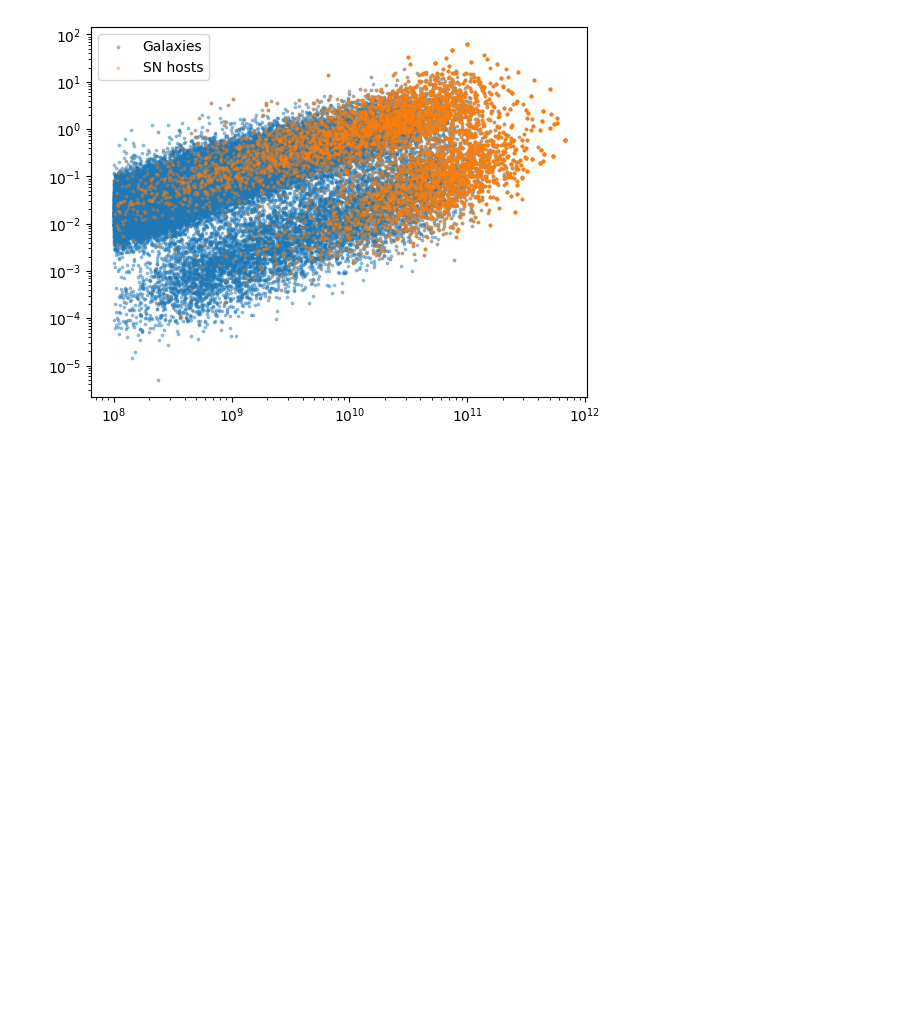
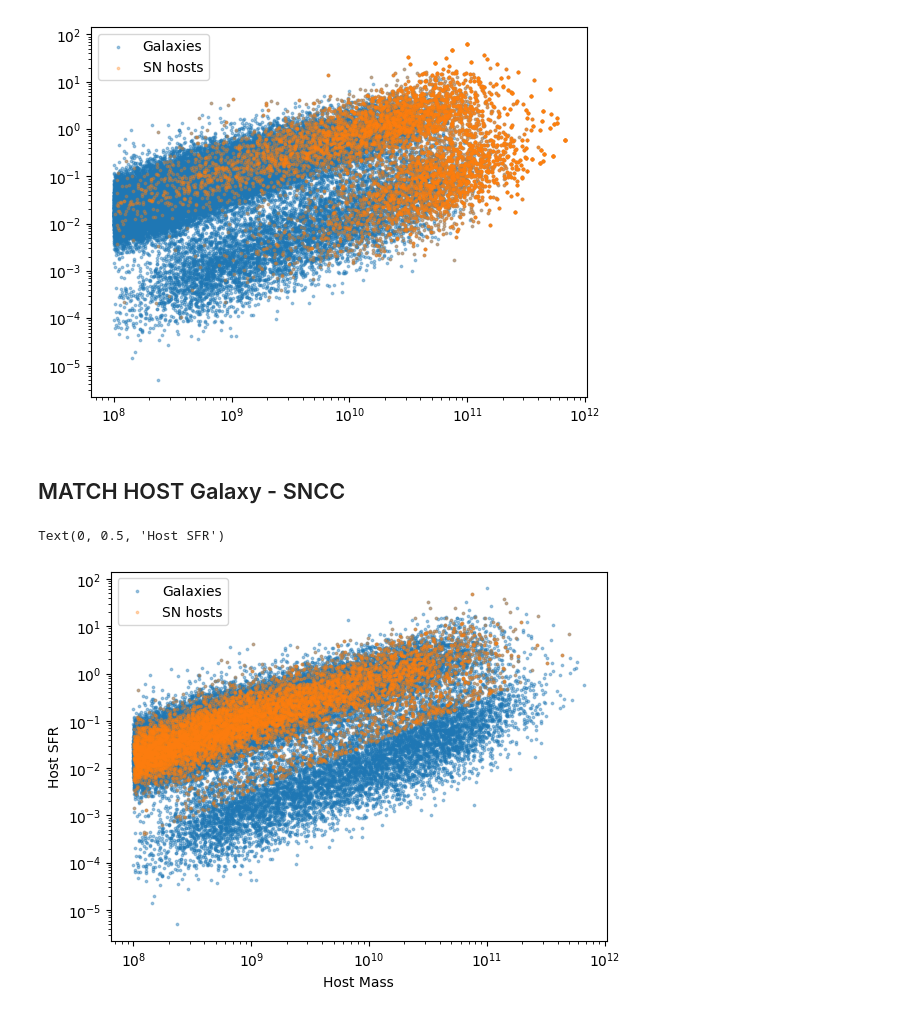
Before and after one commit to bastiencarreres/snsim, a Jupyter notebook: Examples/SNia_generator_host_correlation.ipynb, the cells around one changed output. Saved outputs shown, nothing was run; the diff lists cells and outputs as text; code cells hidden in the pictures; blank space fills up the shorter version.

Commit message:
wup gal flux + sncc host correlation

```diff
--- a/Examples/SNia_generator_host_correlation.ipynb
+++ b/Examples/SNia_generator_host_correlation.ipynb
@@ -100,3 +102,42 @@ plt.legend()
 # %% [output]
 <matplotlib.legend.Legend at 0x...>
 [figure]
+# %% [markdown]
+## MATCH HOST Galaxy - SNCC
+# %%
+sncc_gen = {'M0': -19,
+            'sigM': [1.5,1.5],
+            'rate': 'ztf20',
+            'model_name': 'vin19_nocorr'
+            }
+
+gen_class = getattr(snsim.generators, snsim.generators.__GEN_DIC__['sniipl_gen'])
+
+# Give the input configuration
+SNgenerator = gen_class(sncc_gen,
+                        snsim.utils.set_cosmo(cosmology),
+                        time_range,
+                        cmb=cmb,
+                        host=host
+                       )# there is also a parameter  called geometry to give the fields where extract ra, dec of SNe
+                        # in this case we generate SNe full sky
+
+
+
+# Gen basic parameters
+params = SNgenerator.gen_basic_par(n_obj, randseed)
+# %%
+SNs = SNgenerator(n_obj, randseed, basic_par=params)
+# %%
+df = pd.read_parquet('./test_mock_nbody.parquet')
+plt.figure()
+plt.scatter(df.sm,df.sfr,s=3,alpha=0.4,label='Galaxies')
+plt.scatter([SN._sim_par['host_mass'] for SN in SNs],[SN._sim_par['host_sfr'] for SN in SNs],s=3,alpha=0.3,label='SN hosts')
+plt.xscale('log')
+plt.yscale('log')
+plt.legend()
+plt.xlabel('Host Mass')
+plt.ylabel('Host SFR')
+# %% [output]
+Text(0, 0.5, 'Host SFR')
+[figure, added]
```
Also changed, not shown: parts of 1 cell of this notebook, 5 other files.
